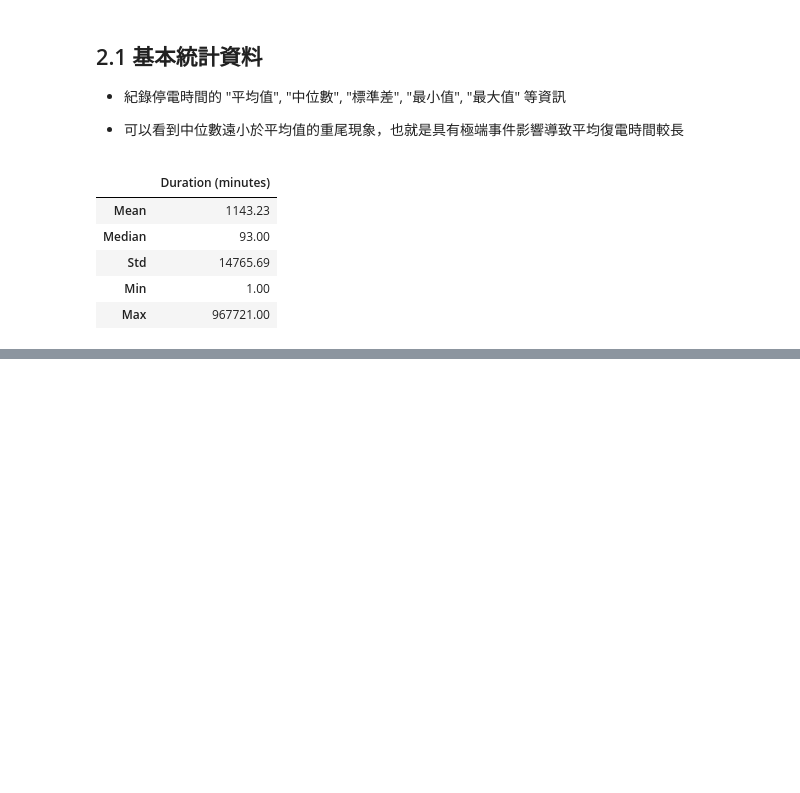
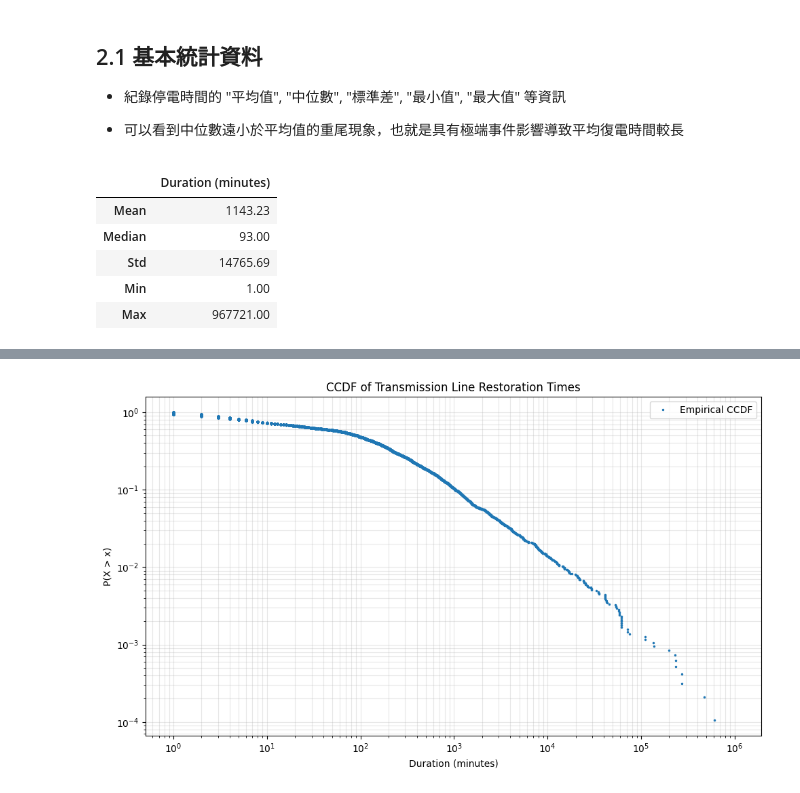
Before and after one commit to jungswork/05_Power_Grid_Repair_Time, a Jupyter notebook: 02_data_analysis.ipynb, the cells around one changed output, grey strips where cells are left out. Cells and saved outputs as stored; diff of their text form; code cells hidden in the pictures; blank space fills up the shorter version.

```diff
--- a/02_data_analysis.ipynb
+++ b/02_data_analysis.ipynb
@@ -110,0 +204,22 @@ stats.to_frame("Duration (minutes)").round(2)
+# %%
+import numpy as np
+
+# 依據修復時間做排序
+duration_sorted = np.sort(df["Duration (minutes)"].values)
+
+# 發生該修復時間的互補累積機率 (1-累積機率)
+# 使用 arange 將 numpy 陣列做 [1,2...] 排列，也就是記數
+ccdf = 1 - np.arange(1, len(duration_sorted) + 1) / len(duration_sorted)
+
+plt.figure(figsize=(10, 6))
+plt.loglog(duration_sorted, ccdf, marker=".", linestyle="none", markersize=3, label="Empirical CCDF")
+plt.xlabel("Duration (minutes)")
+# 修復時間超過 x 分鐘的機率
+plt.ylabel("P(X > x)")
+plt.title("CCDF of Transmission Line Restoration Times")
+plt.legend()
+plt.grid(True, which="both", alpha=0.3)
+plt.tight_layout()
+plt.show()
+# %% [output]
+[figure, added]
```
Also changed, not shown: parts of 10 cells of this notebook.
